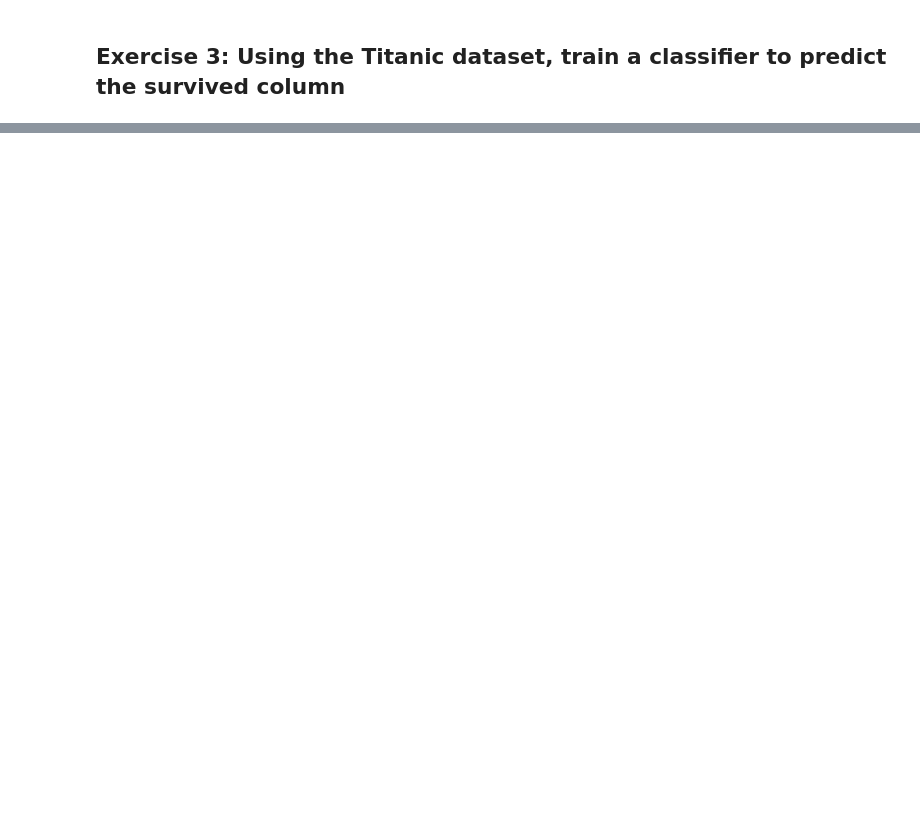
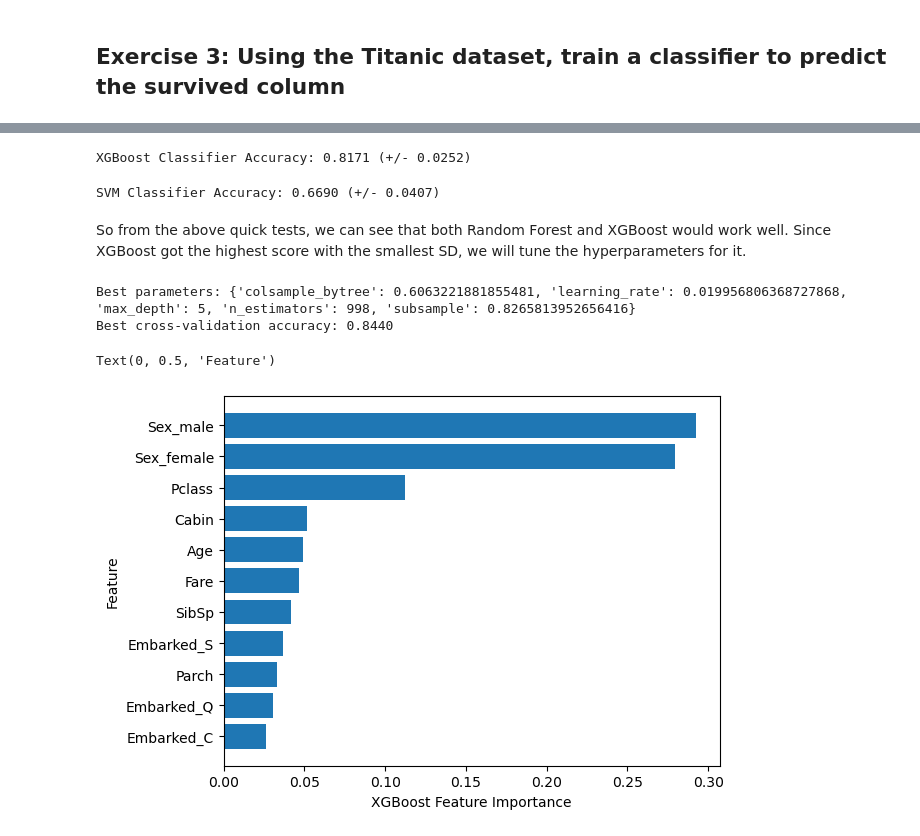
Before and after one commit to Solidium-X/code_portfolio, a Jupyter notebook: 03_exercises_titanic.ipynb, the cells around one changed output, grey strips where cells are left out. Saved outputs shown, nothing was run; the diff lists cells and outputs as text; code cells hidden in the pictures; blank space fills up the shorter version.

```diff
--- a/03_exercises_titanic.ipynb
+++ b/03_exercises_titanic.ipynb
@@ -85,0 +98,6 @@ ModuleNotFoundError: No module named 'pingouin'
+# %%
+# Check missing values in all columns
+print(train.isnull().sum())
+
+# Since only 2 missing value in Embarked, will just fill it with the most common value
+train['Embarked'].fillna(train['Embarked'].mode()[0], inplace=True)
@@ -85,0 +205,63 @@ ModuleNotFoundError: No module named 'pingouin'
+# %%
+# XGBoost classifier
+import xgboost as xgb
+
+# XGB classifier
+xgb_clf = xgb.XGBClassifier(n_estimators=100, random_state=42, n_jobs=cores) #, use_label_encoder=False, eval_metric='logloss'
+xgb_scores = cross_val_score(xgb_clf, train.drop(columns=['Survived']), train['Survived'], cv=5, scoring='accuracy', n_jobs=cores)
+print(f"XGBoost Classifier Accuracy: {xgb_scores.mean():.4f} (+/- {xgb_scores.std():.4f})")
+# %% [output]
+XGBoost Classifier Accuracy: 0.8171 (+/- 0.0252)
+# %%
+from sklearn.svm import SVC
+
+# SVM classifier
+svm_clf = SVC(kernel='rbf', C=1, gamma='scale', random_state=42)
+svm_scores = cross_val_score(svm_clf, train.drop(columns=['Survived']), train['Survived'], cv=5, scoring='accuracy', n_jobs=cores)
+print(f"SVM Classifier Accuracy: {svm_scores.mean():.4f} (+/- {svm_scores.std():.4f})")
+# %% [output]
+SVM Classifier Accuracy: 0.6690 (+/- 0.0407)
+# %% [markdown]
+So from the above quick tests, we can see that both Random Forest and XGBoost would work well. Since XGBoost got the highest score with the smallest SD, we will tune the hyperparameters for it.
+# %%
+# Load libs for hyperparameter tuning
+from scipy.stats import randint, uniform
+from sklearn.model_selection import RandomizedSearchCV
+
+# Hyperparameter tuning for XGBoost using RandomizedSearchCV, this is more efficeint than GridSearchCV for large hyperparameter spaces.
+# Define the parameter grid
+params = {
+    'max_depth': randint(1,10),
+    'learning_rate': uniform(0.01, 0.3),
+    'n_estimators': randint(50, 1000),
+    'subsample': uniform(0.5, 0.5),
+    'colsample_bytree': uniform(0.5, 0.5)
+}
+
+# Initialize the XGBClassifier
+xgb_clf = xgb.XGBClassifier(random_state=42, n_jobs=cores)
+
+# Initialize RandomizedSearchCV
+rand_search = RandomizedSearchCV(xgb_clf, param_distributions=params, n_iter=1000, scoring='accuracy', cv=5, n_jobs=cores, random_state=42)
+rand_search.fit(train.drop(columns=['Survived']), train['Survived'])
+
+# Output the best parameters and the corresponding score
+print(f"Best parameters: {rand_search.best_params_}")
+print(f"Best cross-validation accuracy: {rand_search.best_score_:.4f}")
+# %% [output]
+Best parameters: {'colsample_bytree': 0.6063221881855481, 'learning_rate': 0.019956806368727868, 'max_depth': 5, 'n_estimators': 998, 'subsample': 0.8265813952656416}
+Best cross-validation accuracy: 0.8440
+# %%
+# Identify the most important features from the tuned XGBoost model
+xgb_clf_tuned = xgb.XGBClassifier(**rand_search.best_params_, random_state=42, n_jobs=cores)
+xgb_clf_tuned.fit(train.drop(columns=['Survived']), train['Survived'])
+
+sorted_index = xgb_clf_tuned.feature_importances_.argsort()
+
+import matplotlib.pyplot as plt
+plt.barh(train.drop(columns=['Survived']).columns[sorted_index], xgb_clf_tuned.feature_importances_[sorted_index])
+plt.xlabel("XGBoost Feature Importance")
+plt.ylabel("Feature")
+# %% [output]
+Text(0, 0.5, 'Feature')
+[figure, added]
```
Also changed, not shown: parts of 16 cells of this notebook, 1 other file.
